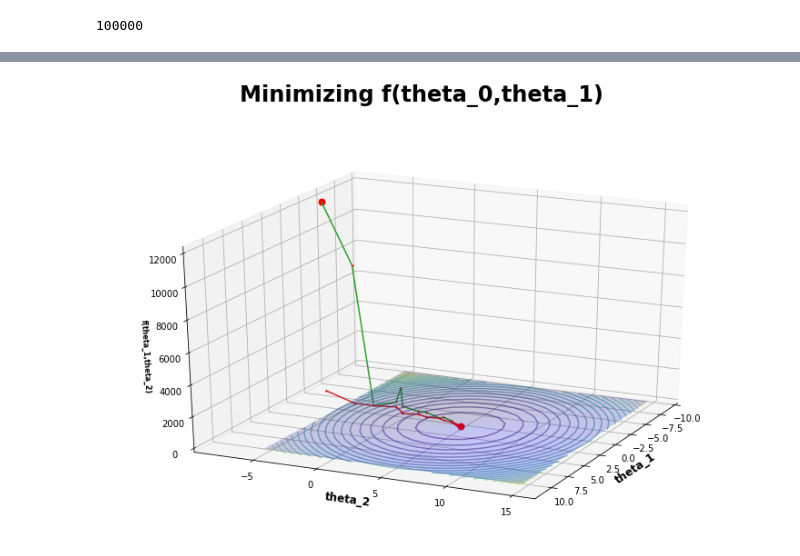
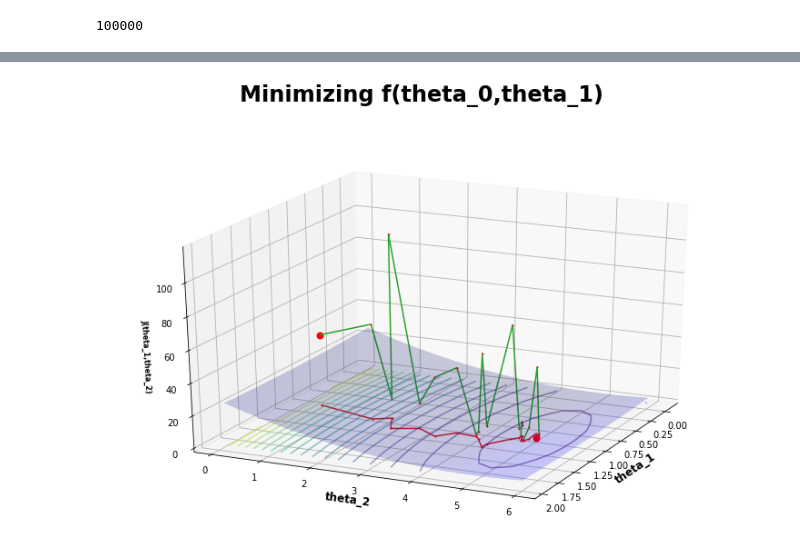
Before and after one commit to GilianPonte/SGD-with-numpy, a Jupyter notebook: SGD.ipynb, the cells around one changed output, grey strips where cells are left out. Drawn from its saved outputs; the diff is of its cells as text; code cells hidden in the pictures.

```diff
--- a/SGD.ipynb
+++ b/SGD.ipynb
@@ -6,14 +15,17 @@ N = 100000
 b = np.ones(N)
 x_0 = np.random.normal(0,1, N)
 
+# data
 X = np.c_[b, x_0]
+
+# normal error
+e = np.random.normal(0,1, N)
 
 ## enter
 theta = np.array([1,5])
 
 # calculate y
-## Xtheta =
-y = X.dot(theta)
+y = X.dot(theta) + e
 print(len(y))
 # %% [output]
 100000
@@ -21,7 +33,7 @@ print(len(y))
 def gradient_descent(X, y, num_it, lr, batch_size):
 
   # initial weights
-  theta_hat = np.random.normal(0,10,2)
+  theta_hat = np.random.normal(0,1,2)
 
   # lists to store learning process
   log, theta_0, theta_1, mse = [], [], [], []
@@ -37,7 +49,7 @@ def gradient_descent(X, y, num_it, lr, batch_size):
     y_hat = Xs.dot(theta_hat)
 
     # gradient of e'e w.r.t. theta_hat = (y - y_hat)^2 = gradient of y'y-2*theta_hat'X'y + theta_hat'X'Xtheta_hat w.r.t theta_hat =
-    gradient_w = (-2 * Xs.T.dot(ys) + 2*Xs.T.dot(y_hat))
+    gradient_w = -2 * Xs.T.dot(ys) + 2*Xs.T.dot(y_hat)
 
     # weight update
     theta_hat = theta_hat - lr * gradient_w
@@ -50,7 +62,7 @@ def gradient_descent(X, y, num_it, lr, batch_size):
     print(i," MSE =", np.round((loss).sum()**2,8), "and theta =", np.round_(theta_hat,1), "and gradient =", np.round(gradient_w,0))
   return theta_hat, log, mse, theta_0, theta_1
 
-theta_hat, log, mse, theta_0, theta_1 = gradient_descent(X = X, y = y, num_it = 25, lr = 1e-2, batch_size = 10)
+theta_hat, log, mse, theta_0, theta_1 = gradient_descent(X = X, y = y, num_it = 20, lr = 1e-2, batch_size = 10)
 
 print("analytical solution for theta vector = ", np.linalg.inv(X.T.dot(X)).dot(X.T.dot(y)))
 # %% [output]
@@ -103,36 +115,35 @@ Mean Squared Error : 3.8951065107572276e-07
 # %%
 #Setup of meshgrid of theta values
-ms = np.linspace(theta[0] - 10, theta[0] + 10, 20)
-bs = np.linspace(theta[1] - 10 , theta[1] + 10, 20)
+ms = np.linspace(theta_0[0] - mse[-1], theta[0] + mse[-1], 20)
+bs = np.linspace(theta_0[1] - mse[-1], theta[1] + mse[-1], 20)
 M, B = np.meshgrid(ms, bs)
 
 def costfunction(X, y, theta_hat):
-    return np.sum((X.dot(theta_hat) - y)**2)/(2*y.size)
+    return np.sum((X.dot(theta_hat) - y)**2)/(N)
 
 #Computing the cost function for each theta combination
 zs = np.array([costfunction(X, y, theta_hat)
                      for theta_hat in zip(np.ravel(M), np.ravel(B))])
 #Reshaping the cost values
 Z = zs.reshape(M.shape)
 
 fig = plt.figure(figsize=(13, 8))
 ax = fig.add_subplot(111, projection='3d')
-
 ax.plot_surface(M, B, Z, rstride=1, cstride=1, color='b', alpha=0.2)
 ax.contour(M, B, Z, 20, color='b', alpha=0.5, offset=0, stride=30)
 
 ax.set_xlabel('theta_1', labelpad=3, fontsize=12, fontweight='bold')
 ax.set_ylabel('theta_2', labelpad=3, fontsize=12, fontweight='bold')
-ax.set_zlabel('f(theta_1,theta_2)', fontsize=8, fontweight='bold')
+ax.set_zlabel('J(theta_1,theta_2)', fontsize=8, fontweight='bold')
 ax.view_init(elev=25, azim=25)
 ax.plot([theta[0]], [theta[1]], [mse[-1]] , markerfacecolor='r', markeredgecolor='r', marker='o', markersize=7)
 ax.plot([log[0][0]], [log[0][1]], [mse[0]] , markerfacecolor='r', markeredgecolor='r', marker='o', markersize=7)
 
 
 ax.plot([t[0] for t in log], [t[1] for t in log], mse , markerfacecolor='r', markeredgecolor='r', marker='.', markersize=2)
 ax.plot([t[0] for t in log], [t[1] for t in log], 0 , markerfacecolor='r', markeredgecolor='r', marker='.', markersize=2)
 
 fig.suptitle("Minimizing f(theta_0,theta_1)", fontsize=24, fontweight='bold')
 plt.savefig("Minimization_image.png")
 # %% [output]
-[figure, old version]
+[figure, new version]
```
Also changed, not shown: parts of 3 cells of this notebook.
